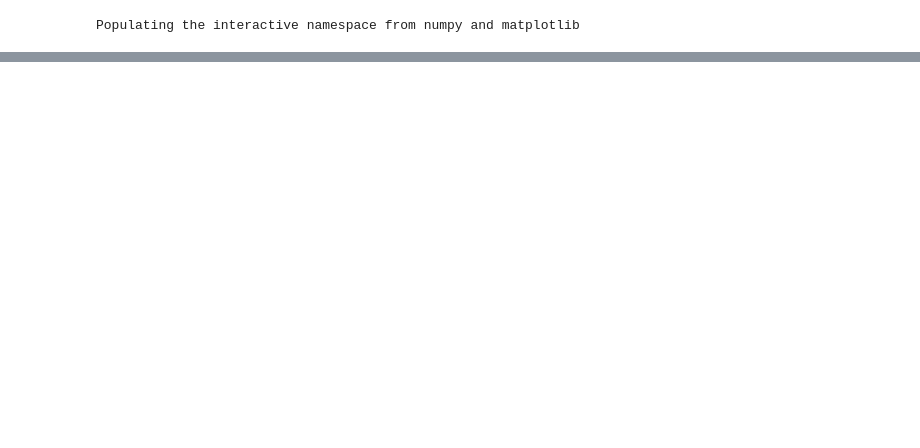
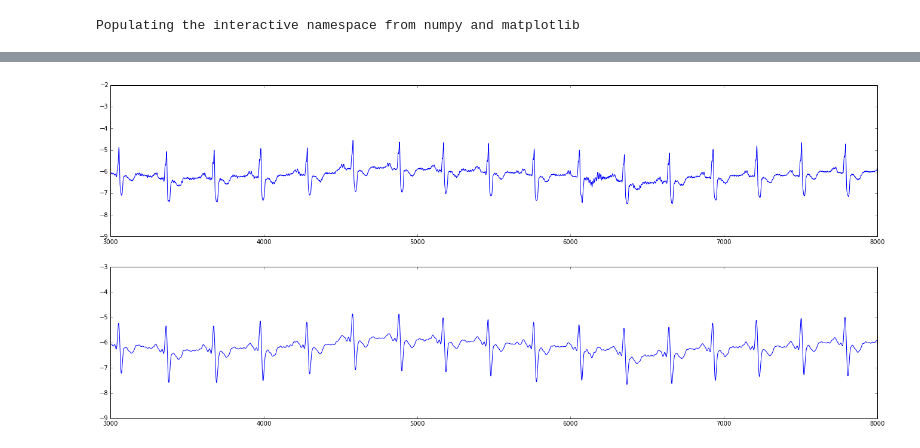
Before and after one commit to diitaz93/MC, a Jupyter notebook: Proyecto/Proyecto.ipynb, the cells around one changed output, grey strips where cells are left out. Drawn from its saved outputs; the diff is of its cells as text; code cells hidden in the pictures; blank space fills up the shorter version.

```diff
--- a/Proyecto/Proyecto.ipynb
+++ b/Proyecto/Proyecto.ipynb
@@ -59,4 +8,7 @@ Este comando exporta la señal en milivoltios y segundos, usando una alta resolu
 # %%
-ECG=genfromtxt('100.csv',delimiter=",")
+ECG=genfromtxt('noise.csv',delimiter=",")
 t=ECG[:,0]
 V=ECG[:,1]
+fs=360 #Hz
+dt=1./fs
+N=len(V)
@@ -67,0 +249,16 @@ plot(t,V)
+# %%
+#Filtro total fc=17 Hz
+newy=fft(V)
+newf=f=fftfreq(len(V),dt)
+newy[abs(newf)>17]=(10**-10)*angle(newy[abs(newf)>17])
+filt=ifft(newy)
+figure(figsize=(23,10))
+subplot(2,1,1)
+plot(V)
+xlim(3000,8000)
+subplot(2,1,2)
+plot(filt)
+xlim(3000,8000)
+show()
+# %% [output]
+[figure, added]
```
Also changed, not shown: parts of 18 cells of this notebook, 4 other files.
